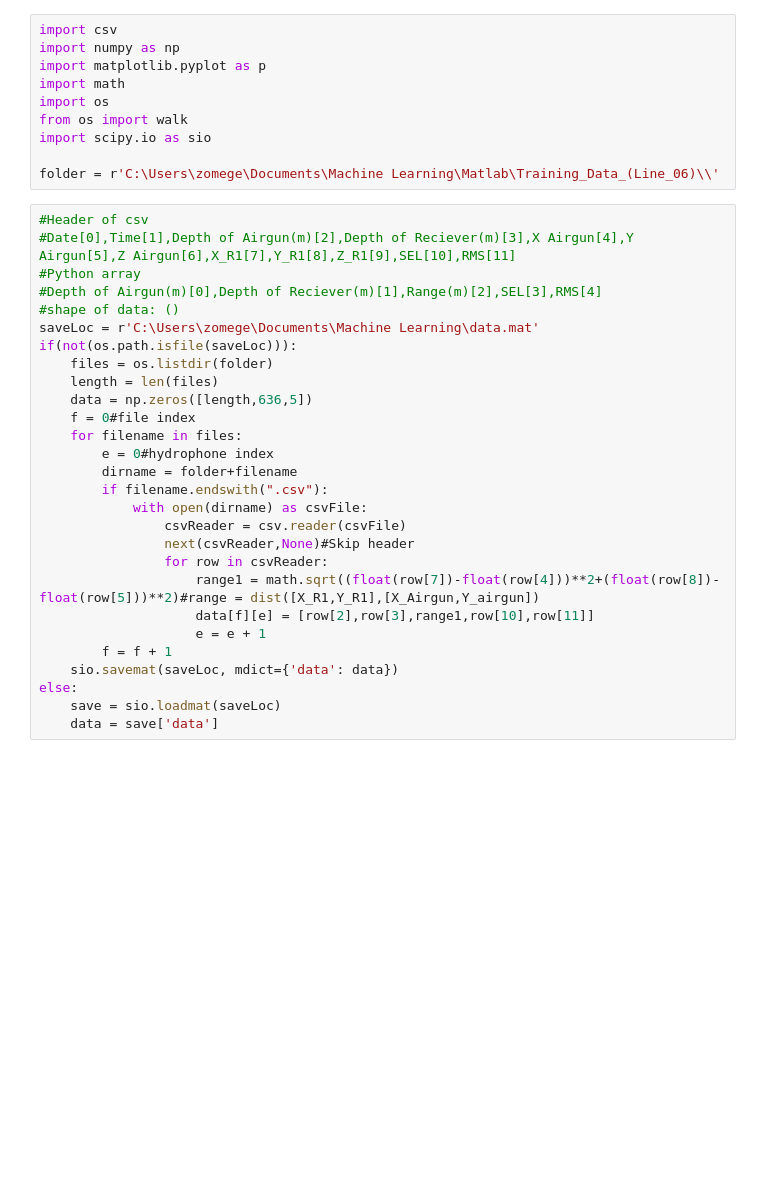
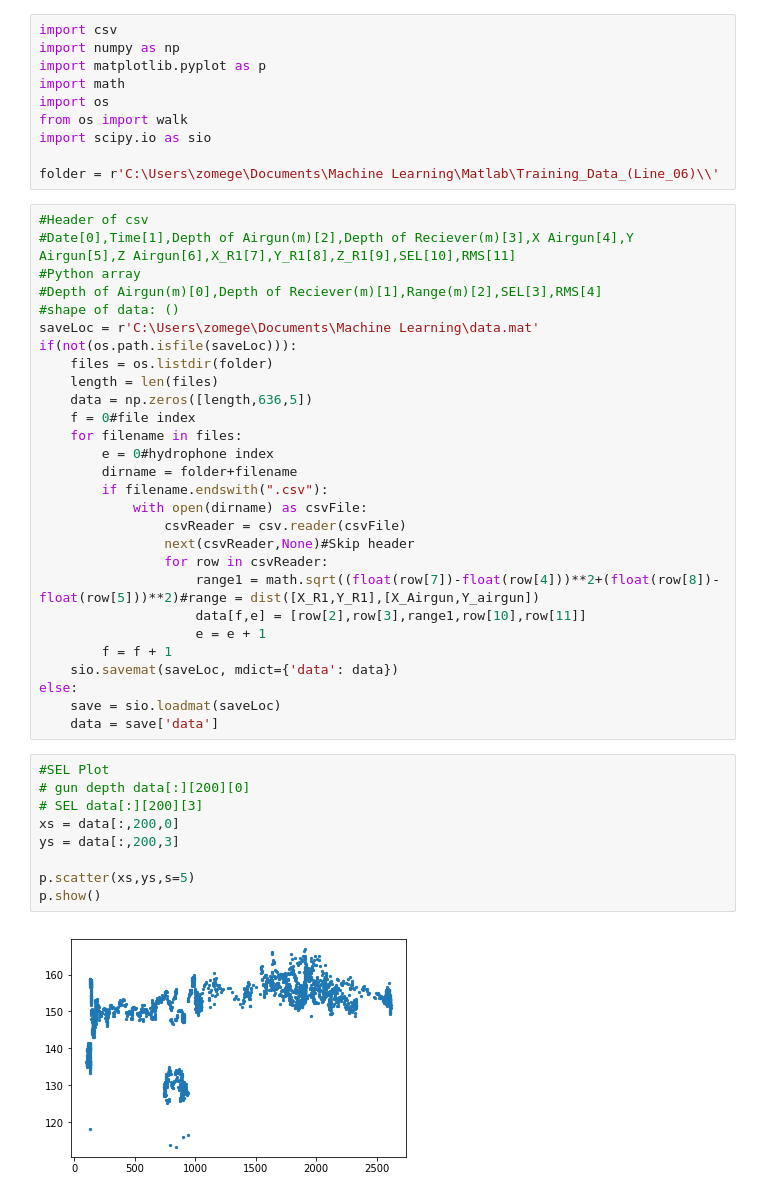
Before and after one commit to efreneau/Machine-Learning-On-Seismic-Streamer-Data, a Jupyter notebook: Power Plot.ipynb, the cells around one changed output. Drawn from its saved outputs; the diff is of its cells as text; blank space fills up the shorter version.

```diff
--- a/Power Plot.ipynb
+++ b/Power Plot.ipynb
@@ -29,10 +29,21 @@ if(not(os.path.isfile(saveLoc))):
                 next(csvReader,None)#Skip header
                 for row in csvReader:
                     range1 = math.sqrt((float(row[7])-float(row[4]))**2+(float(row[8])-float(row[5]))**2)#range = dist([X_R1,Y_R1],[X_Airgun,Y_airgun])
-                    data[f][e] = [row[2],row[3],range1,row[10],row[11]]
+                    data[f,e] = [row[2],row[3],range1,row[10],row[11]]
                     e = e + 1
         f = f + 1
     sio.savemat(saveLoc, mdict={'data': data})
 else:
     save = sio.loadmat(saveLoc)
     data = save['data']
+# %%
+#SEL Plot
+# gun depth data[:][200][0]
+# SEL data[:][200][3]
+xs = data[:,200,0]
+ys = data[:,200,3]
+
+p.scatter(xs,ys,s=5)
+p.show()
+# %% [output]
+[figure, added]
```
Also changed, not shown: parts of 1 cell of this notebook.
